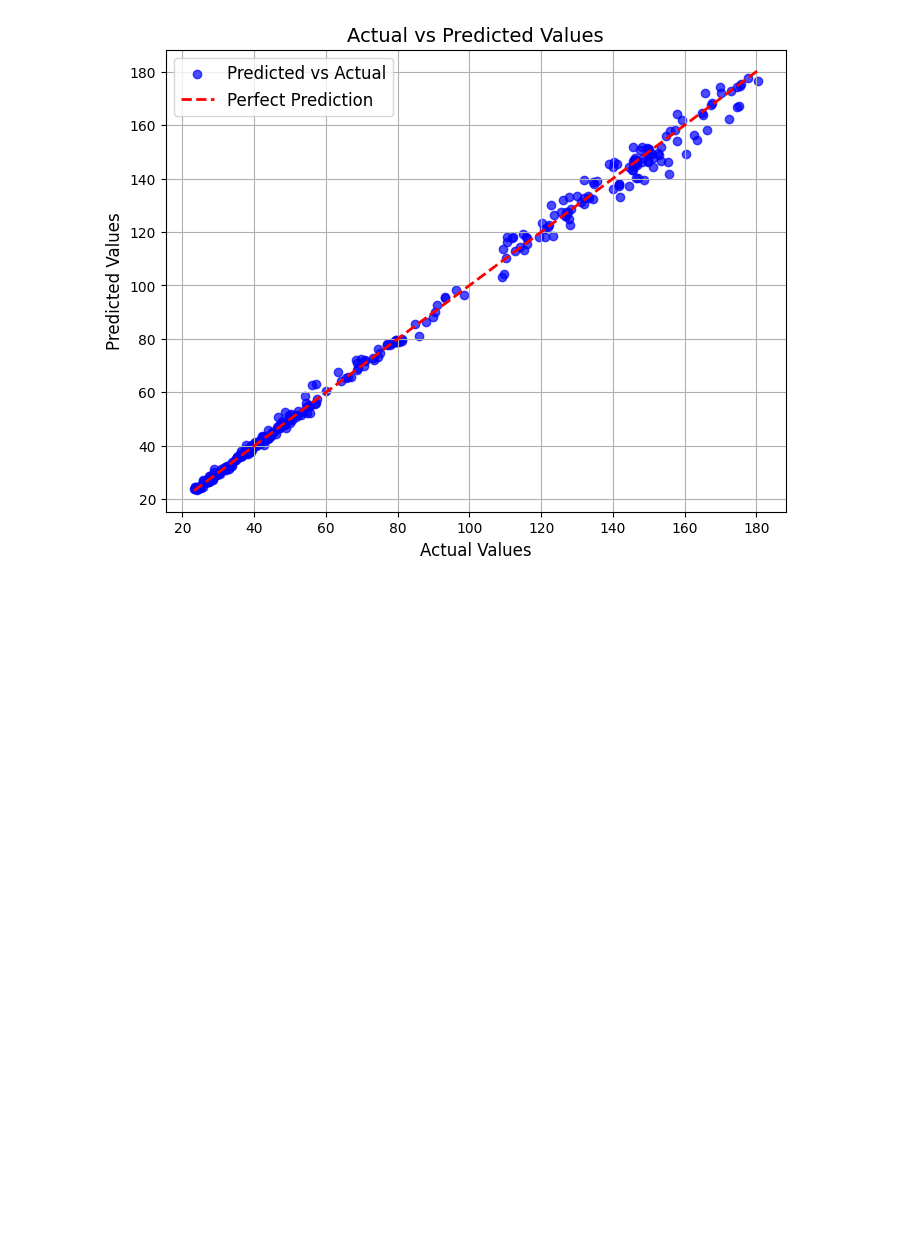
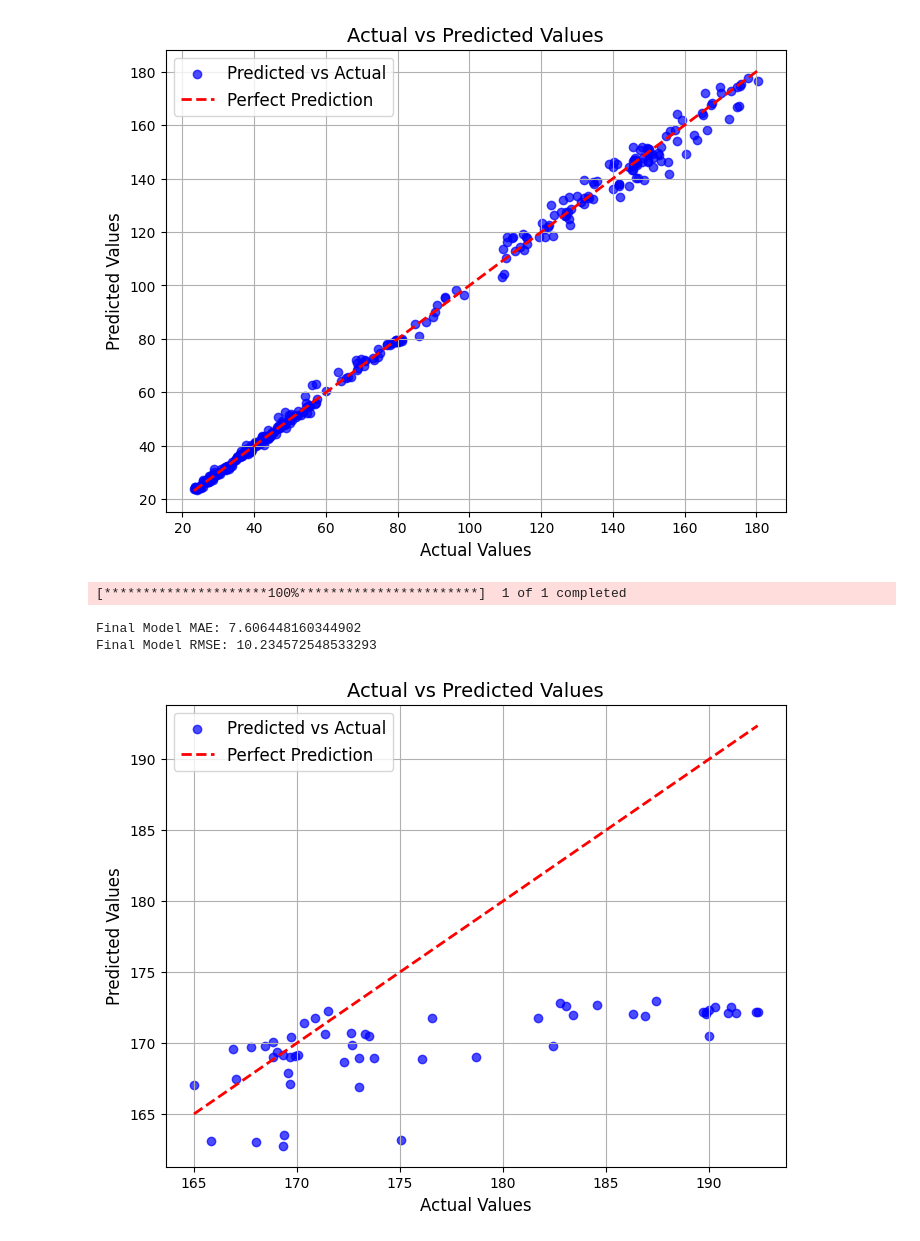
Before and after one commit to KERPalmer/university_final_year_project, a Jupyter notebook: randomForrest.ipynb, the cells around one changed output. Saved outputs shown, nothing was run; the diff lists cells and outputs as text; code cells hidden in the pictures; blank space fills up the shorter version.

```diff
--- a/randomForrest.ipynb
+++ b/randomForrest.ipynb
@@ -11,8 +28,7 @@ from sklearn.model_selection import GridSearchCV
 import yfinance as yf
 # %%
 # Download Apple stock data
-ticker = "AAPL"
-data = yf.download(ticker, start="2015-01-01", end="2023-01-01")
+data = yf.download("AAPL", start="2015-01-01", end="2023-01-01")
 
 # Calculate moving averages and relative price change
 data['SMA_10'] = data['Close'].rolling(window=10).mean()
@@ -111,3 +149,40 @@ plt.show()
 Final Model MAE: 1.535209008088245
 Final Model RMSE: 2.611168629625419
 [figure]
+# %%
+# trying to predict more recent ones
+stock = yf.Ticker('AAPL')
+data_to_predict = yf.download("AAPL", start="2024-01-01", end="2024-06-01")
+data_to_predict['SMA_10'] = data_to_predict['Close'].rolling(window=10).mean()
+data_to_predict['SMA_50'] = data_to_predict['Close'].rolling(window=50).mean()
+data_to_predict['Price_Change'] = data_to_predict['Close'].pct_change()
+data_to_predict['Target'] = data_to_predict['Close'].shift(-1)
+data_to_predict.dropna(inplace=True)
+
+X = data_to_predict[['SMA_10', 'SMA_50', 'Price_Change']]
+Y = data_to_predict['Target']
+
+final_predictions = final_model.predict(X)
+
+mae = mean_absolute_error(Y, final_predictions)
+mse = mean_squared_error(Y, final_predictions)
+rmse = np.sqrt(mse)
+
+print(f"Final Model MAE: {mae}")
+print(f"Final Model RMSE: {rmse}")
+
+# Visualize Predictions vs. Actual Outcomes
+plt.figure(figsize=(8, 6))
+plt.scatter(Y, final_predictions, alpha=0.7, color='b', label='Predicted vs Actual')
+plt.plot([Y.min(), Y.max()], [Y.min(), Y.max()], 'r--', lw=2, label='Perfect Prediction')  # Diagonal line
+plt.title('Actual vs Predicted Values', fontsize=14)
+plt.xlabel('Actual Values', fontsize=12)
+plt.ylabel('Predicted Values', fontsize=12)
+plt.legend(fontsize=12)
+plt.grid(True)
+plt.show()
+# %% [output]
+[*********************100%***********************]  1 of 1 completed
+Final Model MAE: 7.606448160344902
+Final Model RMSE: 10.234572548533293
+[figure, added]
```
Also changed, not shown: parts of 5 cells of this notebook, 2 other files.
